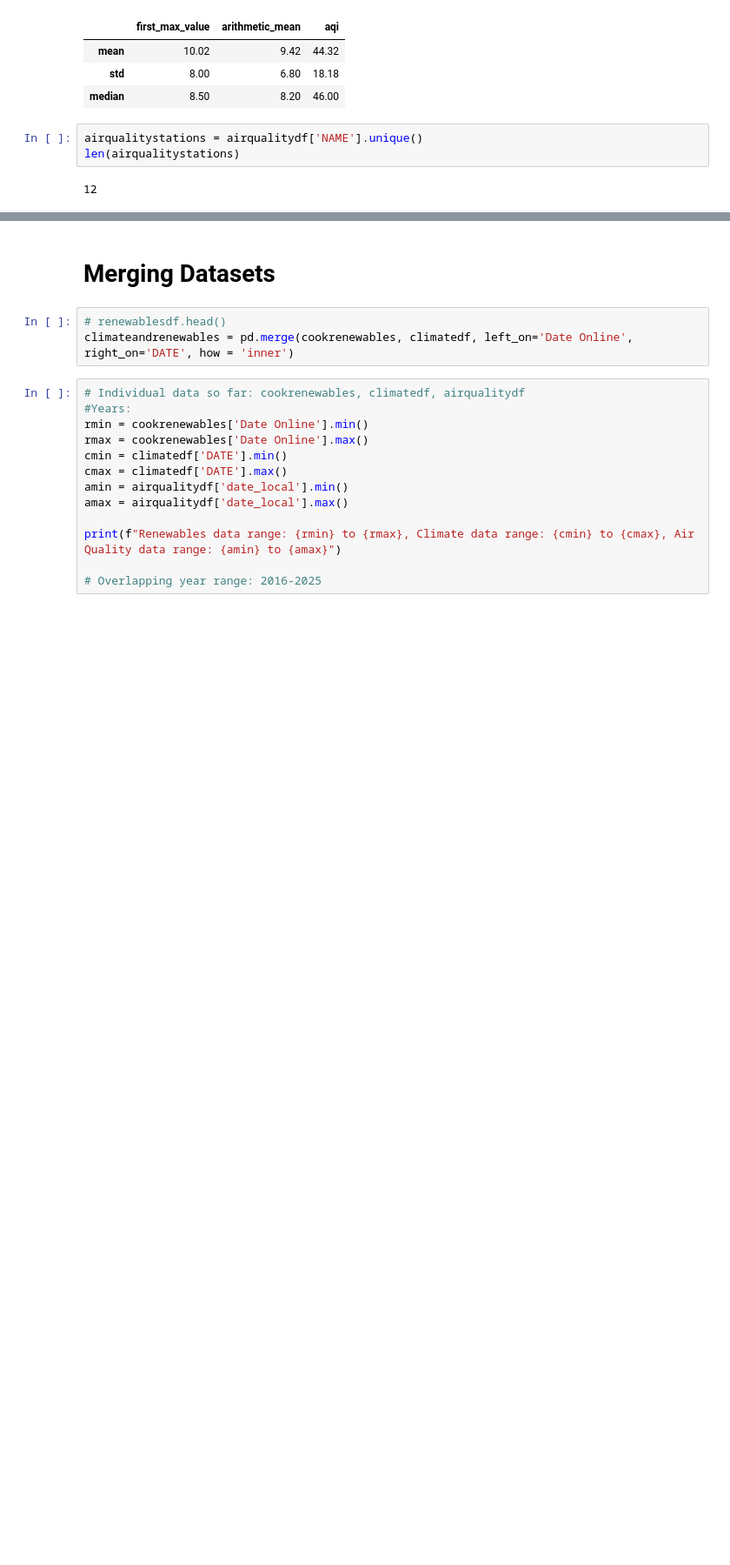
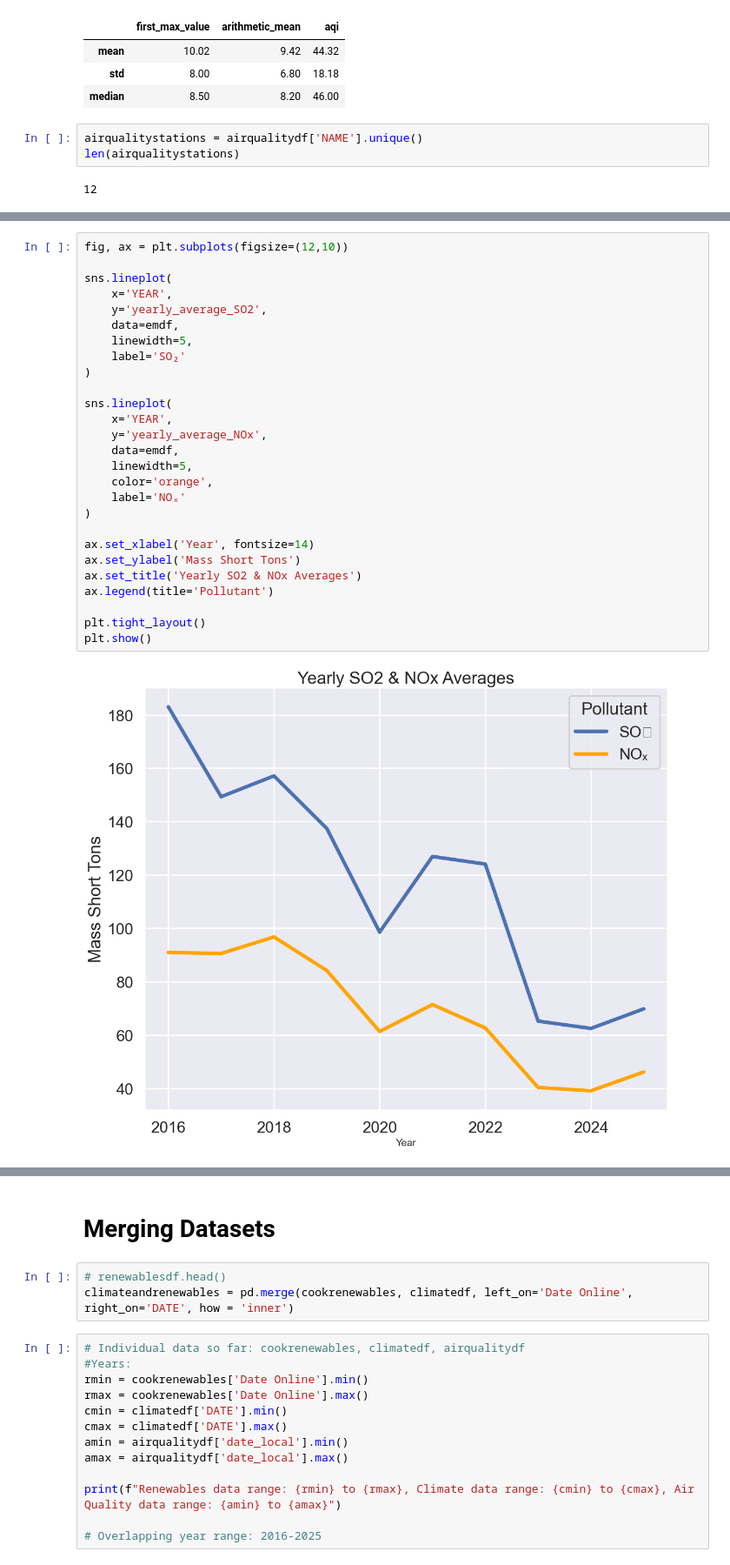
Before and after one commit to griffinberonio/AAE-724-Repo, a Jupyter notebook: airdatanotebook.ipynb, the cells around one changed output, grey strips where cells are left out. Shown at 87% size. Cells and saved outputs as stored; diff of their text form; blank space fills up the shorter version.

```diff
--- a/airdatanotebook.ipynb
+++ b/airdatanotebook.ipynb
@@ -685,0 +767,29 @@ Text(0.5, 1.0, 'Monitoring Sites in Chicago')
+# %%
+fig, ax = plt.subplots(figsize=(12,10))
+
+sns.lineplot(
+    x='YEAR',
+    y='yearly_average_SO2',
+    data=emdf,
+    linewidth=5,
+    label='SO₂'
+)
+
+sns.lineplot(
+    x='YEAR',
+    y='yearly_average_NOx',
+    data=emdf,
+    linewidth=5,
+    color='orange',
+    label='NOₓ'
+)
+
+ax.set_xlabel('Year', fontsize=14)
+ax.set_ylabel('Mass Short Tons')
+ax.set_title('Yearly SO2 & NOx Averages')
+ax.legend(title='Pollutant')
+
+plt.tight_layout()
+plt.show()
+# %% [output]
+[figure, added]
```
Also changed, not shown: parts of 32 cells of this notebook, 1 other file.
